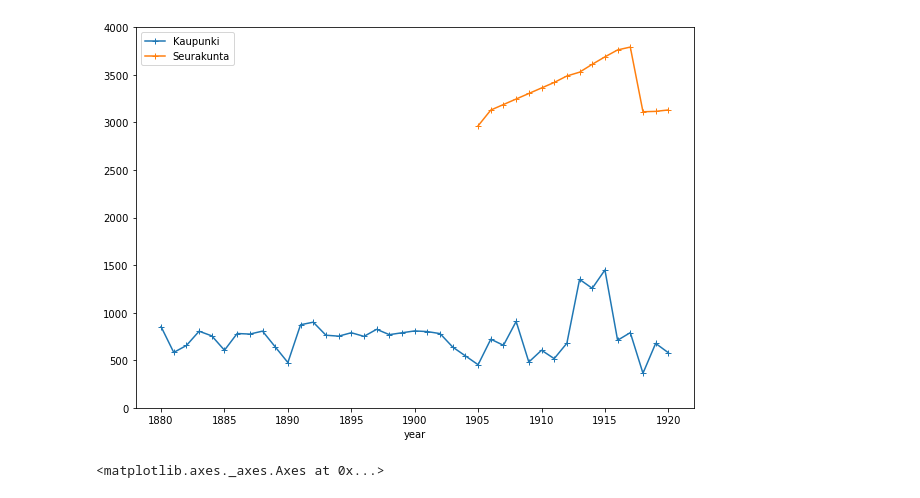
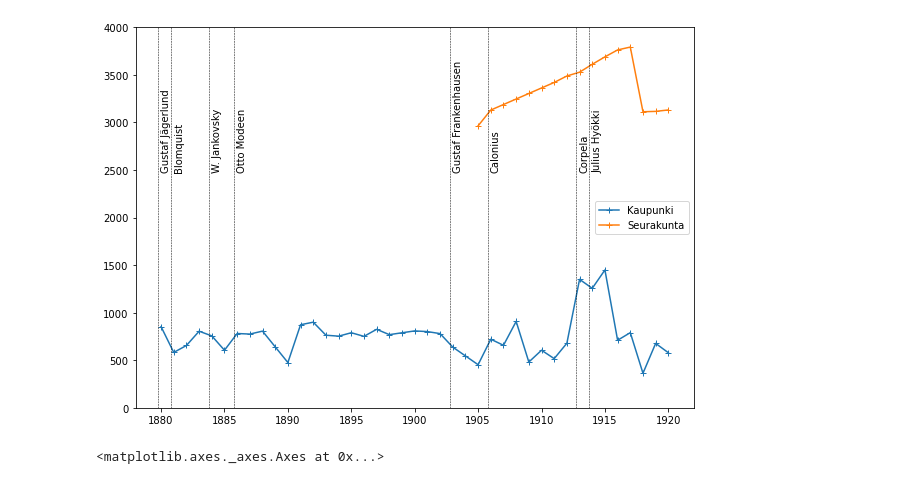
Before and after one commit to AnttiHaerkoenen/vyborg_orthodox, a Jupyter notebook: notebooks/missing_orthodox.ipynb, the cells around one changed output. Saved outputs shown, nothing was run; the diff lists cells and outputs as text; code cells hidden in the pictures.

```diff
--- a/notebooks/missing_orthodox.ipynb
+++ b/notebooks/missing_orthodox.ipynb
@@ -99,34 +99,52 @@ districts_in_city = [
     'Paulovski',
     'Havi',
     'Saunalahti',
     'Pietarin_esikaupunki',
 ]
 
+clerks = {
+    'Gustaf Jägerlund': 1880,
+    'Blomquist': 1881,
+    'W. Jankovsky': 1884,
+    'Otto Modeen': 1886,
+    'Gustaf Frankenhausen': 1903,
+    'Calonius': 1906,
+    'Corpela': 1913,
+    'Julius Hyökki': 1914,
+}
 poll_tax = pd.read_csv(data_dir / 'poll_tax_register.csv', index_col=0)
 poll_tax['orthodox'] = poll_tax['orthodox'].interpolate(method='linear')
 poll_tax['in_russia_orthodox'] = poll_tax['in_russia_orthodox'].interpolate(method='linear', limit=2).fillna(0)
 poll_tax['total'] = (poll_tax.total_women + poll_tax.total_men).interpolate(method='linear')
 remove = poll_tax.in_russia_orthodox.copy()
 remove.loc['1906':] = 0
 poll_tax['orthodox'] = poll_tax.orthodox - remove
 health_council = pd.read_csv(data_dir / 'health_council.csv', index_col=0).pop_orthodox
 health_council = health_council.reindex(range(1880, 1921), fill_value=np.nan).interpolate(method='slinear')
 foreigners = pd.read_csv(data_dir / 'foreigners.csv', index_col=0).russia
 language = pd.read_csv(data_dir / 'language.csv', index_col=0).russian
 religion = pd.read_csv(data_dir / 'religion.csv', index_col=0).orthodox
 difference = health_council - poll_tax.orthodox
+clerk = pd.Series({v: k for k, v in clerks.items()}, name='clerk')
 data = pd.DataFrame([
     poll_tax.orthodox,
     health_council,
+    clerk,
 ]).T
+data = data.ffill()
 data.columns = [
     'Kaupunki',
     'Seurakunta',
+    'Henkikirjoittaja',
 ]
 data.plot(marker='+', legend=True, figsize=(10, 7), ylim=(0, 4_000))
+for c, y in clerks.items():
+    plt.axvline(y-0.25, ymin=0, ymax=4000, color='black', ls='--', lw=0.5)
+    plt.text(x=y, y=2500, s=c, rotation='vertical')
+plt.legend()
 plt.savefig(figure_dir / 'timeseries.png')
 # %% [output]
-[figure, old version]
+[figure, new version]
 # %%
 import daft
 from matplotlib import rc
```
